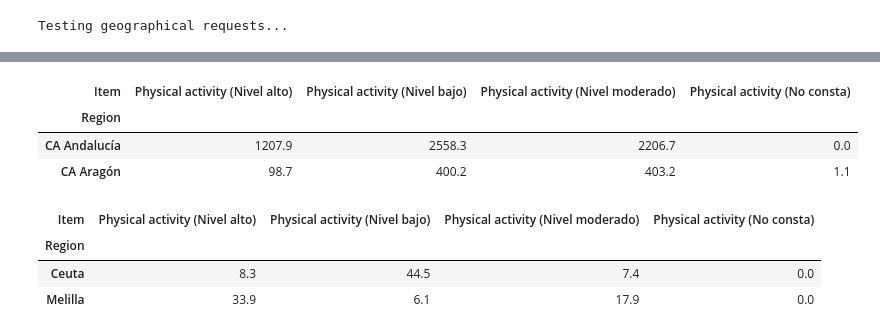
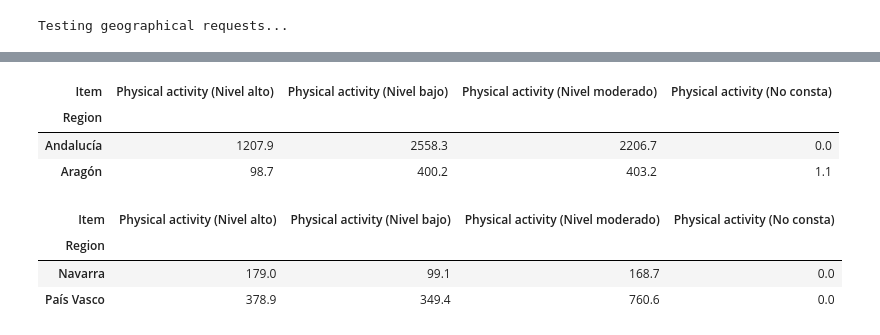
Before and after one commit to CyberDataLab/COnVIDa-lib, a Jupyter notebook: server/test_server_lib.ipynb, the cells around one changed output, grey strips where cells are left out. Saved outputs shown, nothing was run; the diff lists cells and outputs as text; code cells hidden in the pictures.

```diff
--- a/server/test_server_lib.ipynb
+++ b/server/test_server_lib.ipynb
@@ -164,6 +245,0 @@ display(convida_server.get_last_update_dates())
-# %%
-%%time
-convida_server.daily_update()
-convida_server.init_log()
-convida_server.load_data()
-display(convida_server.get_last_update_dates())
@@ -307,17 +427,16 @@ Testing geographical requests...
 # %%
 data = convida_server.get_data_items(data_items=[all_data_items[0]],
-                                     regions=all_regions,
-                                     language='EN')
+                              regions=all_regions, language='EN')
 display(data.head(2))
 display(data.tail(2))
 # %% [output]
 | Item | Physical activity (Nivel alto) | Physical activity (Nivel bajo) | Physical activity (Nivel moderado) | Physical activity (No consta) |
 | Region |  |  |  |  |
-| CA Andalucía | 1207.9 | 2558.3 | 2206.7 | 0.0 |
-| CA Aragón | 98.7 | 400.2 | 403.2 | 1.1 |
+| Andalucía | 1207.9 | 2558.3 | 2206.7 | 0.0 |
+| Aragón | 98.7 | 400.2 | 403.2 | 1.1 |
 | Item | Physical activity (Nivel alto) | Physical activity (Nivel bajo) | Physical activity (Nivel moderado) | Physical activity (No consta) |
 | Region |  |  |  |  |
-| Ceuta | 8.3 | 44.5 | 7.4 | 0.0 |
-| Melilla | 33.9 | 6.1 | 17.9 | 0.0 |
+| Navarra | 179.0 | 99.1 | 168.7 | 0.0 |
+| País Vasco | 378.9 | 349.4 | 760.6 | 0.0 |
 # %%
 data = convida_server.get_data_items(data_items=all_data_items,
```
Also changed, not shown: parts of 29 cells of this notebook, 24 other files.
